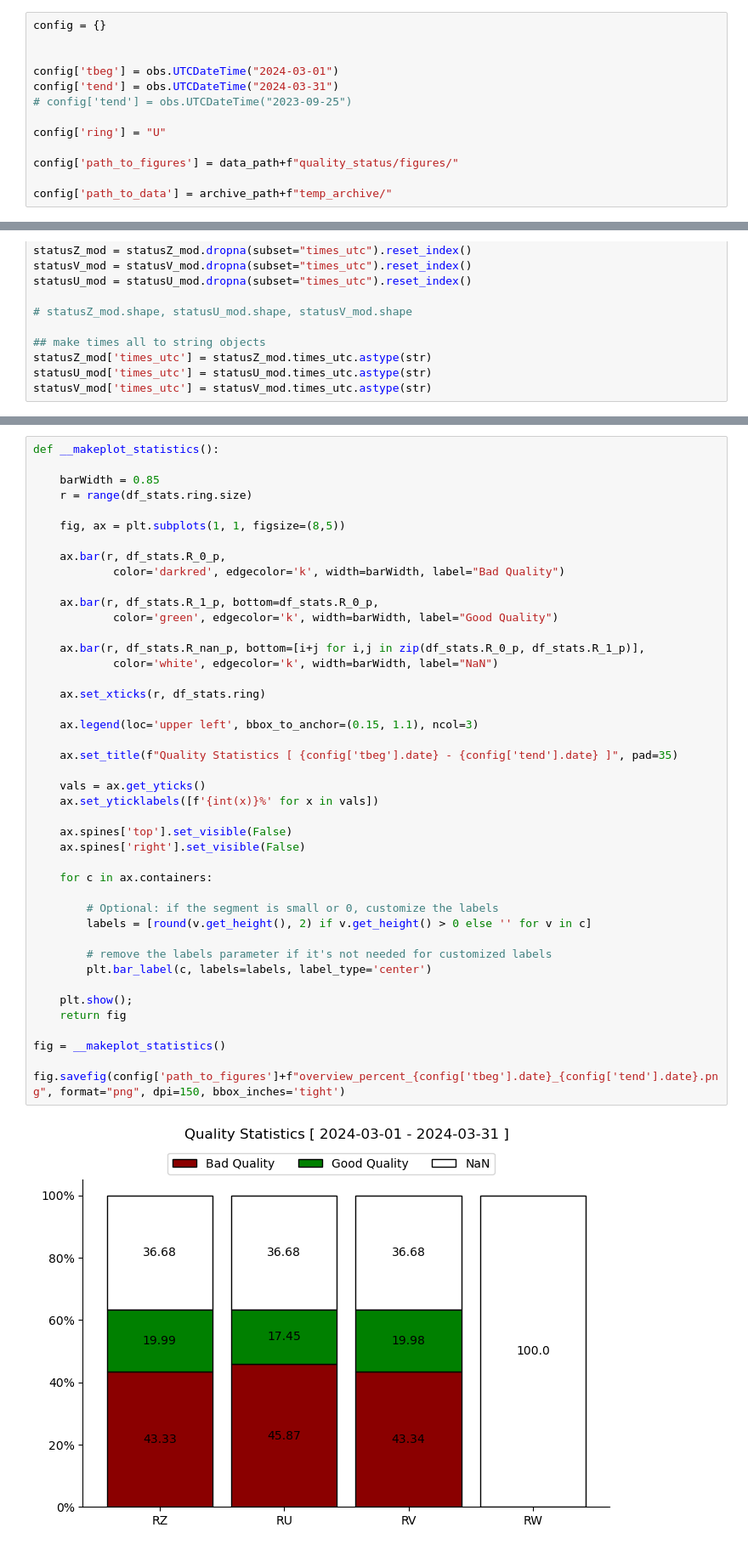
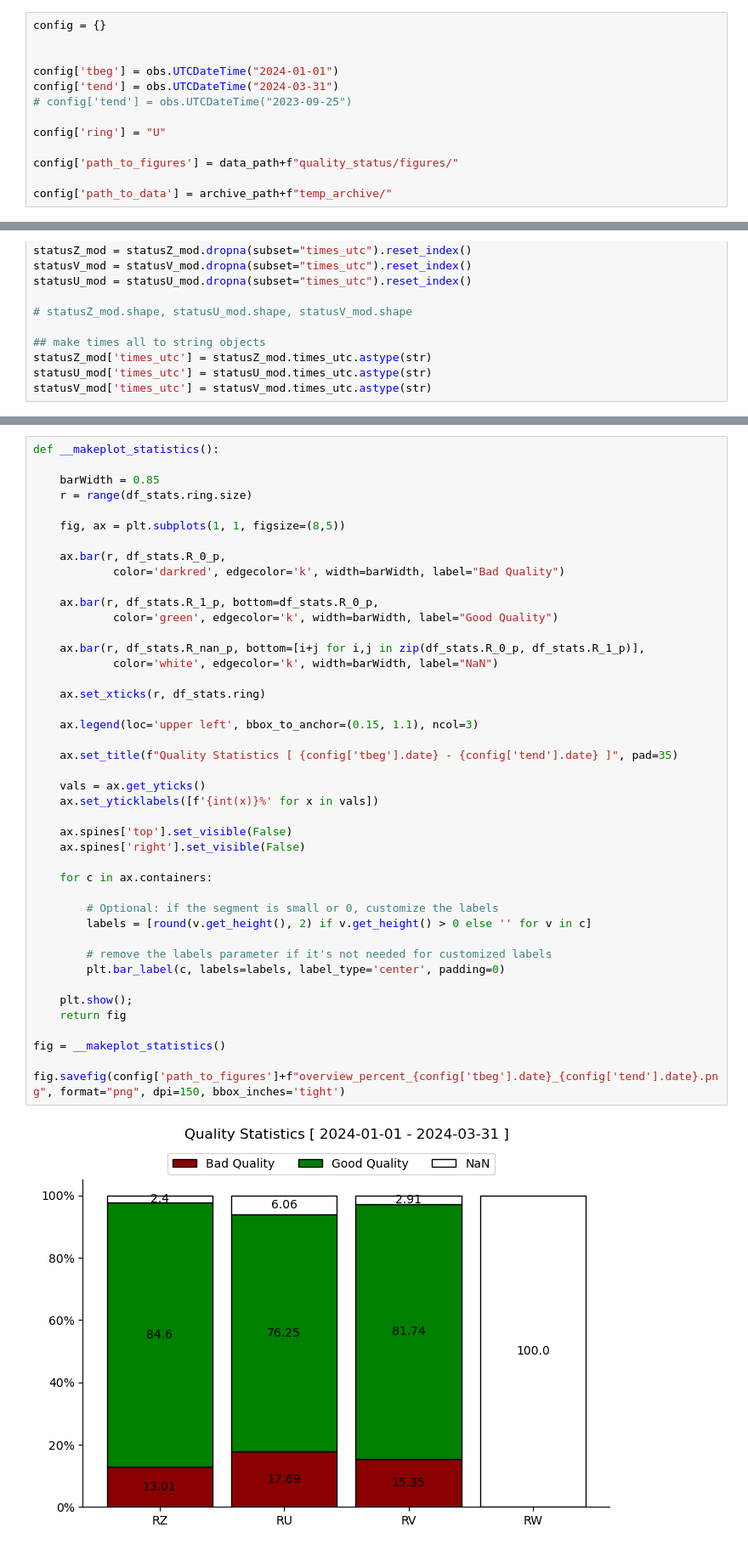
Before and after one commit to andbrocode/notebooks2, a Jupyter notebook: QualityStatus/QualityStatus_Makeplot.ipynb, the cells around one changed output, grey strips where cells are left out. Shown at 85% size. Cells and saved outputs as stored; diff of their text form.

```diff
--- a/QualityStatus/QualityStatus_Makeplot.ipynb
+++ b/QualityStatus/QualityStatus_Makeplot.ipynb
@@ -36,7 +36,7 @@ from functions.get_mlti_intervals import __get_mlti_intervals
 config = {}
 
 
-config['tbeg'] = obs.UTCDateTime("2024-03-01")
+config['tbeg'] = obs.UTCDateTime("2024-01-01")
 config['tend'] = obs.UTCDateTime("2024-03-31")
 # config['tend'] = obs.UTCDateTime("2023-09-25")
 
@@ -340,32 +301,32 @@ def __makeplot_statistics():
 
     ax.bar(r, df_stats.R_nan_p, bottom=[i+j for i,j in zip(df_stats.R_0_p, df_stats.R_1_p)],
             color='white', edgecolor='k', width=barWidth, label="NaN")
 
     ax.set_xticks(r, df_stats.ring)
 
     ax.legend(loc='upper left', bbox_to_anchor=(0.15, 1.1), ncol=3)
 
     ax.set_title(f"Quality Statistics [ {config['tbeg'].date} - {config['tend'].date} ]", pad=35)
 
     vals = ax.get_yticks()
     ax.set_yticklabels([f'{int(x)}%' for x in vals])
 
     ax.spines['top'].set_visible(False)
     ax.spines['right'].set_visible(False)
 
     for c in ax.containers:
 
         # Optional: if the segment is small or 0, customize the labels
         labels = [round(v.get_height(), 2) if v.get_height() > 0 else '' for v in c]
 
         # remove the labels parameter if it's not needed for customized labels
-        plt.bar_label(c, labels=labels, label_type='center')
+        plt.bar_label(c, labels=labels, label_type='center', padding=0)
 
     plt.show();
     return fig
 
 fig = __makeplot_statistics()
 
 fig.savefig(config['path_to_figures']+f"overview_percent_{config['tbeg'].date}_{config['tend'].date}.png", format="png", dpi=150, bbox_inches='tight')
 # %% [output]
-[figure, old version]
+[figure, new version]
```
Also changed, not shown: parts of 9 cells of this notebook, 6 other files.
